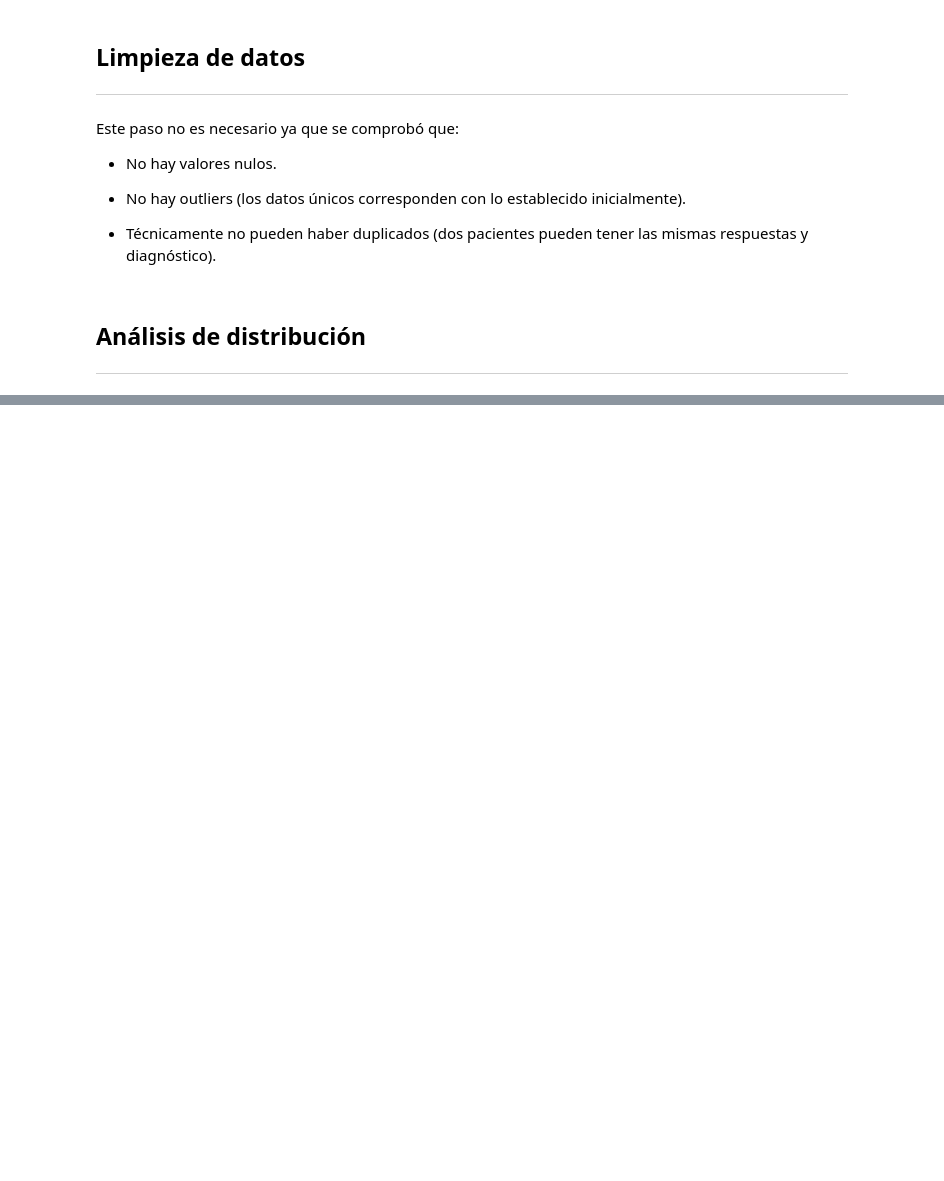
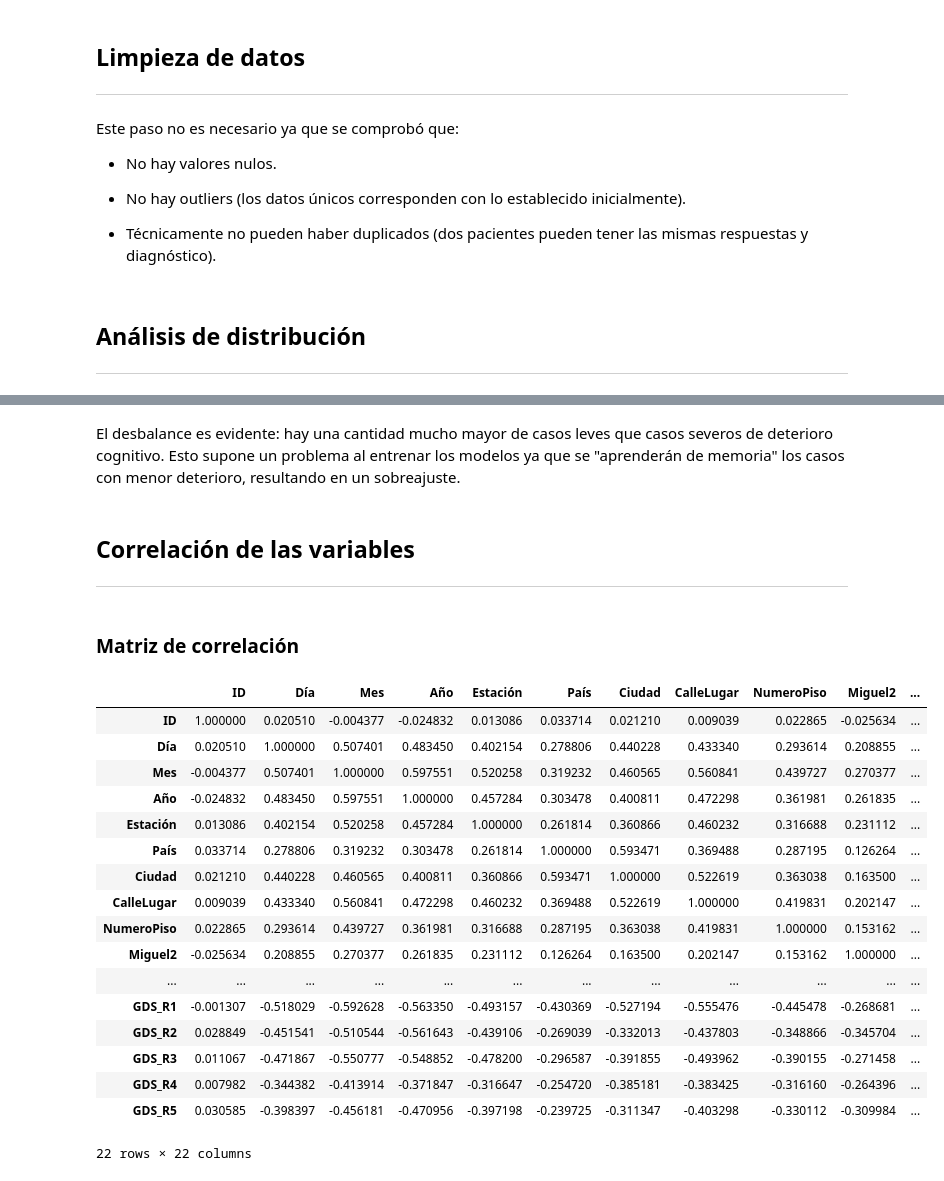
Before and after one commit to Menderin/Taller-1-Deep-Learning, a Jupyter notebook: notebooks/exploracion.ipynb, the cells around one changed output, grey strips where cells are left out. Saved outputs shown, nothing was run; the diff lists cells and outputs as text; code cells hidden in the pictures; blank space fills up the shorter version.

```diff
--- a/notebooks/exploracion.ipynb
+++ b/notebooks/exploracion.ipynb
@@ -166,0 +161,28 @@ AttributeError: 'numpy.ndarray' object has no attribute 'get_figure'
+# %% [markdown]
+El desbalance es evidente: hay una cantidad mucho mayor de casos leves que casos severos de deterioro cognitivo. Esto supone un problema al entrenar los modelos ya que se "aprenderán de memoria" los casos con menor deterioro, resultando en un sobreajuste.
+# %% [markdown]
+## Correlación de las variables
+---
+# %% [markdown]
+### Matriz de correlación
+# %%
+df.corr(method='pearson')
+# %% [output]
+|  | ID | Día | Mes | Año | Estación | País | Ciudad | CalleLugar | NumeroPiso | Miguel2 | ... |
+| ID | 1.000000 | 0.020510 | -0.004377 | -0.024832 | 0.013086 | 0.033714 | 0.021210 | 0.009039 | 0.022865 | -0.025634 | ... |
+| Día | 0.020510 | 1.000000 | 0.507401 | 0.483450 | 0.402154 | 0.278806 | 0.440228 | 0.433340 | 0.293614 | 0.208855 | ... |
+| Mes | -0.004377 | 0.507401 | 1.000000 | 0.597551 | 0.520258 | 0.319232 | 0.460565 | 0.560841 | 0.439727 | 0.270377 | ... |
+| Año | -0.024832 | 0.483450 | 0.597551 | 1.000000 | 0.457284 | 0.303478 | 0.400811 | 0.472298 | 0.361981 | 0.261835 | ... |
+| Estación | 0.013086 | 0.402154 | 0.520258 | 0.457284 | 1.000000 | 0.261814 | 0.360866 | 0.460232 | 0.316688 | 0.231112 | ... |
+| País | 0.033714 | 0.278806 | 0.319232 | 0.303478 | 0.261814 | 1.000000 | 0.593471 | 0.369488 | 0.287195 | 0.126264 | ... |
+| Ciudad | 0.021210 | 0.440228 | 0.460565 | 0.400811 | 0.360866 | 0.593471 | 1.000000 | 0.522619 | 0.363038 | 0.163500 | ... |
+| CalleLugar | 0.009039 | 0.433340 | 0.560841 | 0.472298 | 0.460232 | 0.369488 | 0.522619 | 1.000000 | 0.419831 | 0.202147 | ... |
+| NumeroPiso | 0.022865 | 0.293614 | 0.439727 | 0.361981 | 0.316688 | 0.287195 | 0.363038 | 0.419831 | 1.000000 | 0.153162 | ... |
+| Miguel2 | -0.025634 | 0.208855 | 0.270377 | 0.261835 | 0.231112 | 0.126264 | 0.163500 | 0.202147 | 0.153162 | 1.000000 | ... |
+| ... | ... | ... | ... | ... | ... | ... | ... | ... | ... | ... | ... |
+| GDS_R1 | -0.001307 | -0.518029 | -0.592628 | -0.563350 | -0.493157 | -0.430369 | -0.527194 | -0.555476 | -0.445478 | -0.268681 | ... |
+| GDS_R2 | 0.028849 | -0.451541 | -0.510544 | -0.561643 | -0.439106 | -0.269039 | -0.332013 | -0.437803 | -0.348866 | -0.345704 | ... |
+| GDS_R3 | 0.011067 | -0.471867 | -0.550777 | -0.548852 | -0.478200 | -0.296587 | -0.391855 | -0.493962 | -0.390155 | -0.271458 | ... |
+| GDS_R4 | 0.007982 | -0.344382 | -0.413914 | -0.371847 | -0.316647 | -0.254720 | -0.385181 | -0.383425 | -0.316160 | -0.264396 | ... |
+| GDS_R5 | 0.030585 | -0.398397 | -0.456181 | -0.470956 | -0.397198 | -0.239725 | -0.311347 | -0.403298 | -0.330112 | -0.309984 | ... |
+22 rows × 22 columns
```
Also changed, not shown: parts of 6 cells of this notebook, 13 other files.
